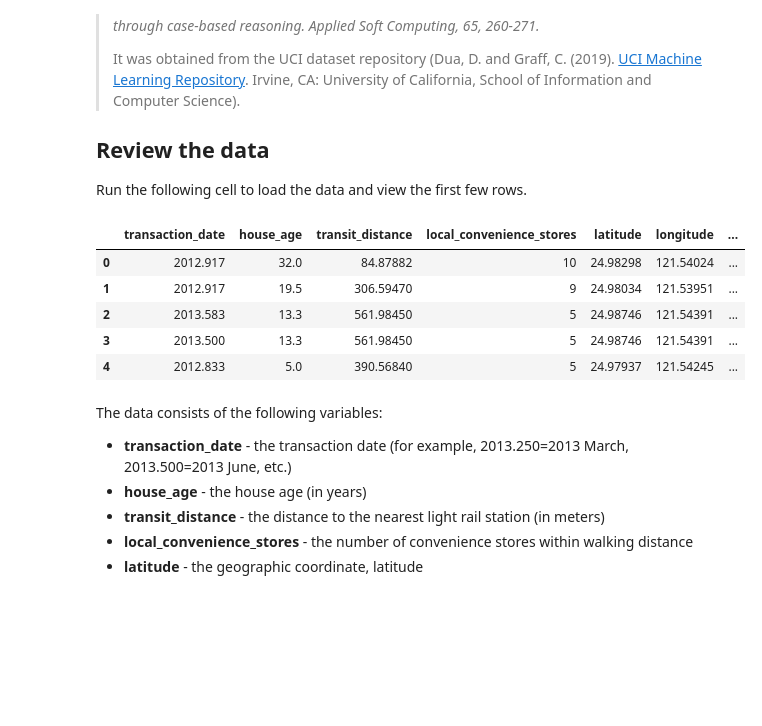
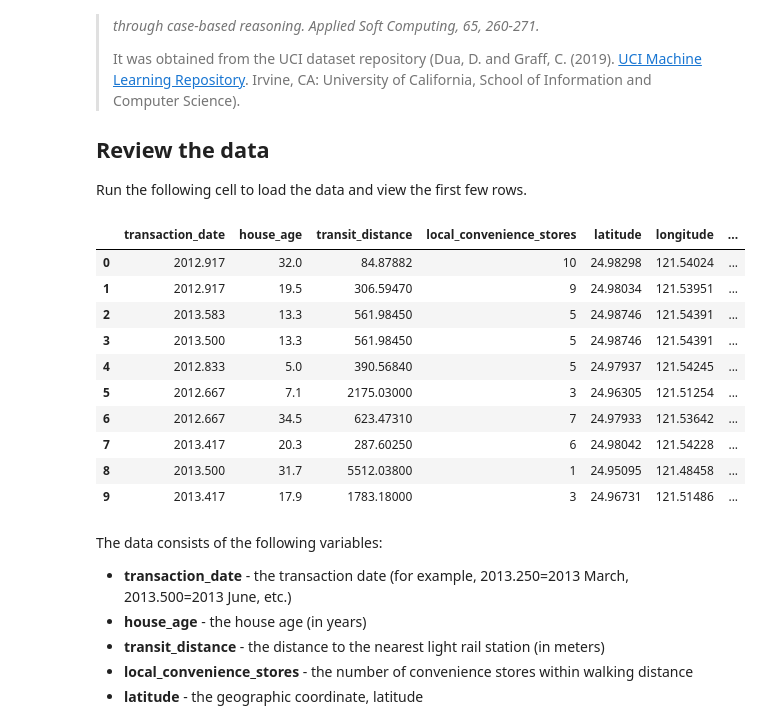
Before and after one commit to luisquesada/ml-basics, a Jupyter notebook: challenges/02 - Real Estate Regression Challenge.ipynb, the cells around one changed output. Drawn from its saved outputs; the diff is of its cells as text; code cells hidden in the pictures; blank space fills up the shorter version.

```diff
--- a/challenges/02 - Real Estate Regression Challenge.ipynb
+++ b/challenges/02 - Real Estate Regression Challenge.ipynb
@@ -17,16 +17,21 @@ Run the following cell to load the data and view the first few rows.
 # %%
 import pandas as pd
 
 # load the training dataset
 data = pd.read_csv('data/real_estate.csv')
-data.head()
+data.head(10)
 # %% [output]
 |  | transaction_date | house_age | transit_distance | local_convenience_stores | latitude | longitude | ... |
 | 0 | 2012.917 | 32.0 | 84.87882 | 10 | 24.98298 | 121.54024 | ... |
 | 1 | 2012.917 | 19.5 | 306.59470 | 9 | 24.98034 | 121.53951 | ... |
 | 2 | 2013.583 | 13.3 | 561.98450 | 5 | 24.98746 | 121.54391 | ... |
 | 3 | 2013.500 | 13.3 | 561.98450 | 5 | 24.98746 | 121.54391 | ... |
 | 4 | 2012.833 | 5.0 | 390.56840 | 5 | 24.97937 | 121.54245 | ... |
+| 5 | 2012.667 | 7.1 | 2175.03000 | 3 | 24.96305 | 121.51254 | ... |
+| 6 | 2012.667 | 34.5 | 623.47310 | 7 | 24.97933 | 121.53642 | ... |
+| 7 | 2013.417 | 20.3 | 287.60250 | 6 | 24.98042 | 121.54228 | ... |
+| 8 | 2013.500 | 31.7 | 5512.03800 | 1 | 24.95095 | 121.48458 | ... |
+| 9 | 2013.417 | 17.9 | 1783.18000 | 3 | 24.96731 | 121.51486 | ... |
 # %% [markdown]
 The data consists of the following variables:
 
```
Also changed, not shown: parts of 23 cells of this notebook, 6 other files.
